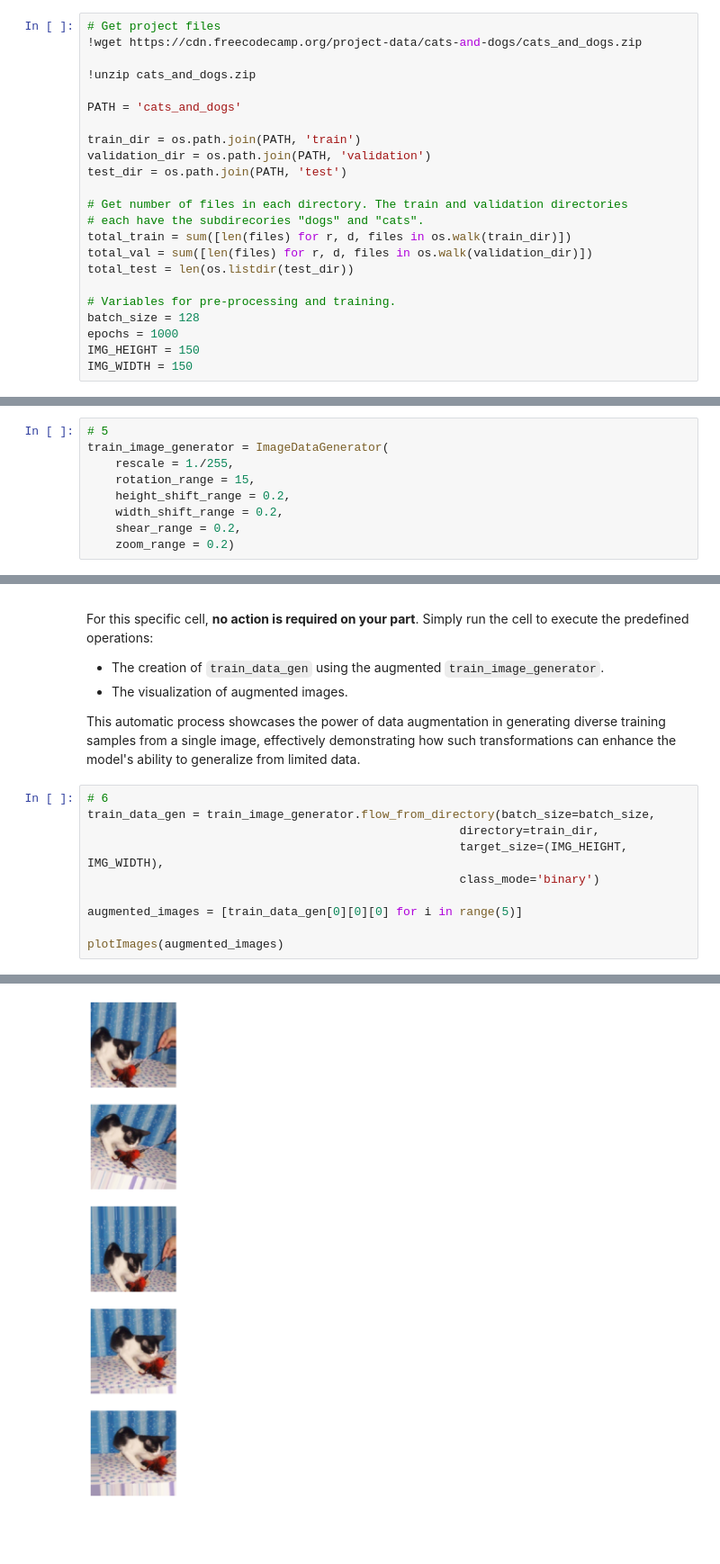
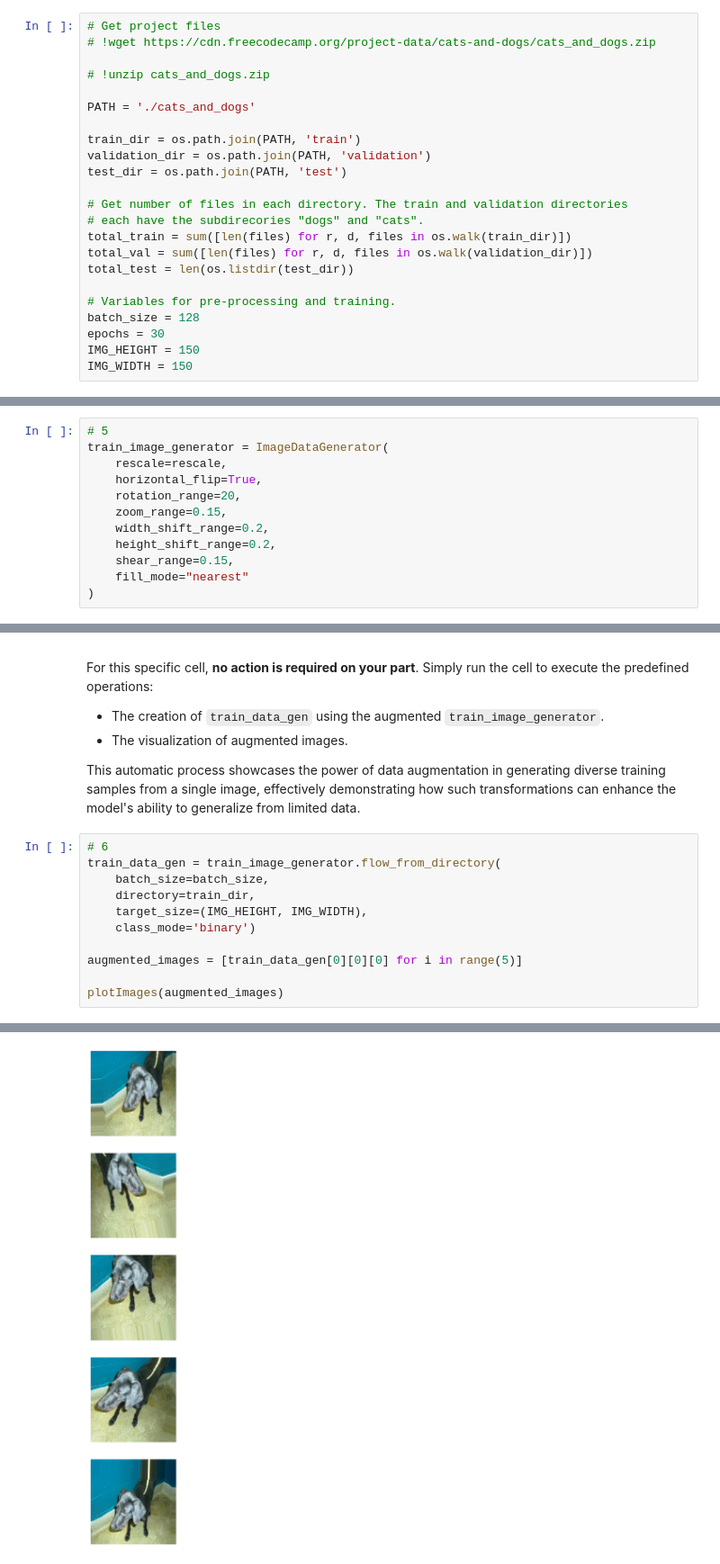
Before and after one commit to abhishekjallawaram/FreeCodeCamp-Machine-Learning-with-Python, a Jupyter notebook: Cat-and-Dog-Image-Classifier/fcc_cat_dog.ipynb, the cells around one changed output, grey strips where cells are left out. Shown: that part at 90% size. Saved outputs shown, nothing was run; the diff lists cells and outputs as text; blank space fills up the shorter version.

```diff
--- a/Cat-and-Dog-Image-Classifier/fcc_cat_dog.ipynb
+++ b/Cat-and-Dog-Image-Classifier/fcc_cat_dog.ipynb
@@ -54,10 +58,10 @@ Colab only includes TensorFlow 2.x; %tensorflow_version has no effect.
 # %%
 # Get project files
-!wget https://cdn.freecodecamp.org/project-data/cats-and-dogs/cats_and_dogs.zip
+# !wget https://cdn.freecodecamp.org/project-data/cats-and-dogs/cats_and_dogs.zip
 
-!unzip cats_and_dogs.zip
+# !unzip cats_and_dogs.zip
 
-PATH = 'cats_and_dogs'
+PATH = './cats_and_dogs'
 
 train_dir = os.path.join(PATH, 'train')
 validation_dir = os.path.join(PATH, 'validation')
@@ -71,6 +75,6 @@ total_test = len(os.listdir(test_dir))
 
 # Variables for pre-processing and training.
 batch_size = 128
-epochs = 1000
+epochs = 30
 IMG_HEIGHT = 150
 IMG_WIDTH = 150
@@ -211,12 +200,15 @@ train_image_generator = ImageDataGenerator(
 # %%
 # 5
 train_image_generator = ImageDataGenerator(
-    rescale = 1./255,
-    rotation_range = 15,
-    height_shift_range = 0.2,
-    width_shift_range = 0.2,
-    shear_range = 0.2,
-    zoom_range = 0.2)
+    rescale=rescale,
+    horizontal_flip=True,
+    rotation_range=20,
+    zoom_range=0.15,
+    width_shift_range=0.2,
+    height_shift_range=0.2,
+    shear_range=0.15,
+    fill_mode="nearest"
+)
 # %% [markdown]
 # Visualizing Data Augmentation
 
@@ -236,17 +228,18 @@ For this specific cell, **no action is required on your part**. Simply run the c
 This automatic process showcases the power of data augmentation in generating diverse training samples from a single image, effectively demonstrating how such transformations can enhance the model's ability to generalize from limited data.
 # %%
 # 6
-train_data_gen = train_image_generator.flow_from_directory(batch_size=batch_size,
-                                                     directory=train_dir,
-                                                     target_size=(IMG_HEIGHT, IMG_WIDTH),
-                                                     class_mode='binary')
+train_data_gen = train_image_generator.flow_from_directory(
+    batch_size=batch_size,
+    directory=train_dir,
+    target_size=(IMG_HEIGHT, IMG_WIDTH),
+    class_mode='binary')
 
 augmented_images = [train_data_gen[0][0][0] for i in range(5)]
 
 plotImages(augmented_images)
 # %% [output]
 Found 2000 images belonging to 2 classes.
-[figure, old version]
+[figure, new version]
 # %%
 # Ensure TensorFlow is using GPU
 print("TensorFlow version:", tf.__version__)
```
Also changed, not shown: parts of 12 cells of this notebook, 2 other files.
